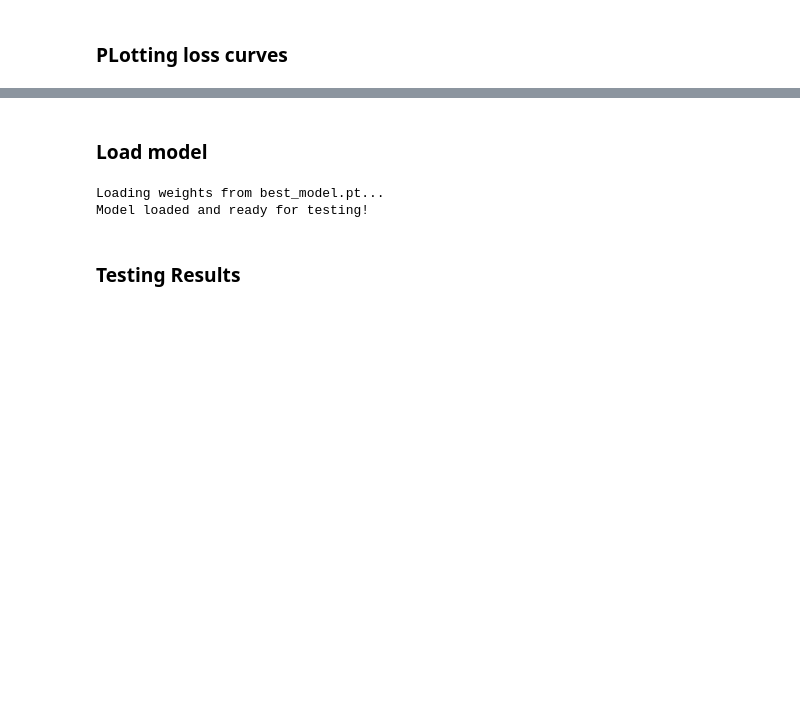
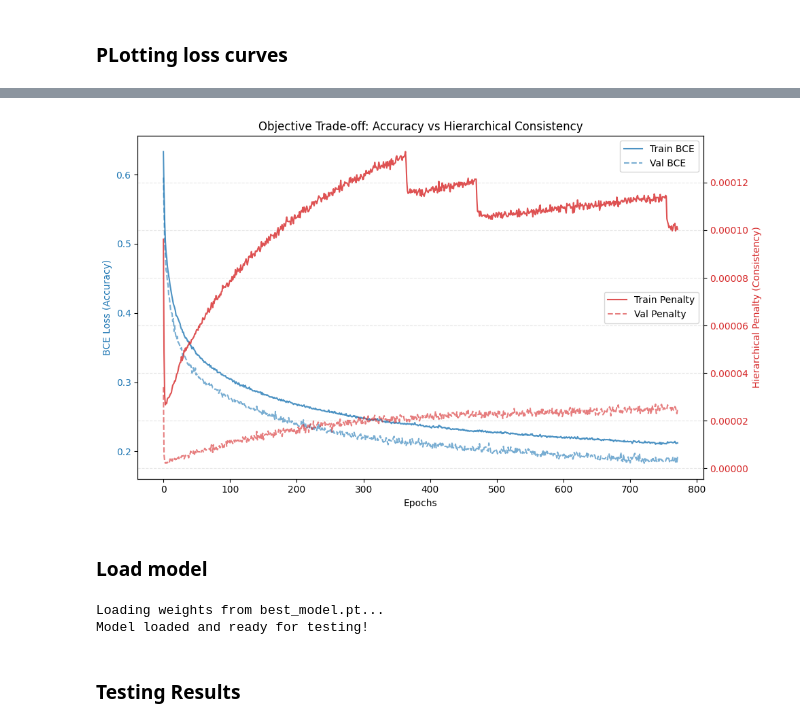
Before and after one commit to CleymenZero/Ohmnet-GAT-Extension, a Jupyter notebook: COMP6841 - Capstone Project - SR.ipynb, the cells around one changed output, grey strips where cells are left out. Saved outputs shown, nothing was run; the diff lists cells and outputs as text; code cells hidden in the pictures; blank space fills up the shorter version.

Commit message:
major changes to hierchical violations and penalties

```diff
--- a/COMP6841 - Capstone Project - SR.ipynb
+++ b/COMP6841 - Capstone Project - SR.ipynb
@@ -430,8 +466,8 @@ tissue_n2v_model = Node2Vec(edges_index_tissue, embedding_dim=256, walk_length=2
 # glorot init chosen after observing astronimical losses and slow convergence (l=4.7), glorot used because it was used in the GAT paper but I didn't try other methods
 # I am aware we are not training a GAT here but I still chose Xavier Glorot normal init because it's the first that came to mind after reading the paper
 torch.nn.init.xavier_uniform_(tissue_n2v_model.embedding.weight)
-
-n2v_loader = tissue_n2v_model.loader(batch_size=128, shuffle=True, num_workers=0)
+#batch size initially set at 128 but with N = 219, there were 2 updates per epoch, to increase stochasticity, I opted for a batch size of 32 but the losses didn't really improve
+n2v_loader = tissue_n2v_model.loader(batch_size=32, shuffle=True, num_workers=0)
 n2v_optimizer = torch.optim.SparseAdam(list(tissue_n2v_model.parameters()), lr=0.01)
 
 tissue_n2v_model.train()
@@ -557,17 +648,3 @@ class LateFusionGAT(nn.Module):
 # %% [markdown]
 ### Custom Loss Function
 Adding a penalty for hierarchy violations.
-# %%
-hierarchical_pairs = edges_index_tissue.t()
-
-# Needed help to define the new loss function but didn't realize it was simpler than I thought
-def custom_loss(predictions, targets, hierarchy_edges, lambda_penalty=0.1):
-    bce = F.binary_cross_entropy(predictions, targets)
-    child_idx, parent_idx = hierarchy_edges[:, 0], hierarchy_edges[:, 1]
-
-    # Predictions for children should be <= predictions for parents
-    diff = predictions[:, child_idx] - predictions[:, parent_idx]
-    # clamp() returns a value within the defined min/max, here we define a min but no max. The penalty is squared to penalize more heavily
-    # a hierarchy violation but it could've been done through the lambda_penalty. It worked well as is.
-    penalty = torch.mean(torch.clamp(diff, min=0)**2)
-    return bce + lambda_penalty * penalty
@@ -703,3 +847,30 @@ plt.show()
+# %%
+# FINAL REBALANCING ANALYSIS: BCE vs Hierarchical Penalty
+# This plot confirms that the model is optimizing both objectives simultaneously.
+fig, ax1 = plt.subplots(figsize=(10, 6))
+
+color = 'tab:blue'
+ax1.set_xlabel('Epochs')
+ax1.set_ylabel('BCE Loss (Accuracy)', color=color)
+ax1.plot(history['train_bce'], color=color, label='Train BCE', alpha=0.8)
+ax1.plot(history['val_bce'], color=color, linestyle='--', label='Val BCE', alpha=0.6)
+ax1.tick_params(axis='y', labelcolor=color)
+
+ax2 = ax1.twinx()  # instantiate a second axes that shares the same x-axis
+color = 'tab:red'
+ax2.set_ylabel('Hierarchical Penalty (Consistency)', color=color)
+ax2.plot(history['train_penalty'], color=color, label='Train Penalty', alpha=0.8)
+ax2.plot(history['val_penalty'], color=color, linestyle='--', label='Val Penalty', alpha=0.6)
+ax2.tick_params(axis='y', labelcolor=color)
+
+plt.title('Objective Trade-off: Accuracy vs Hierarchical Consistency')
+fig.tight_layout()
+ax1.legend(loc='upper right')
+ax2.legend(loc='center right')
+plt.grid(True, linestyle='--', alpha=0.3)
+plt.show()
+# %% [output]
+[figure, added]
 # %% [markdown]
 ### Load model
 # %%
```
Also changed, not shown: parts of 23 cells of this notebook, 1 other file.
